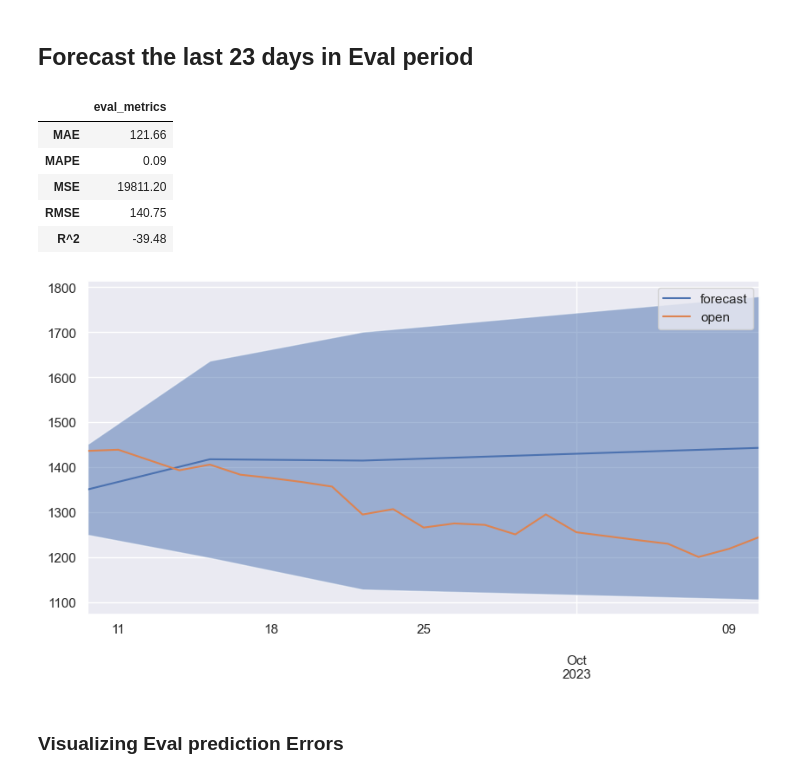
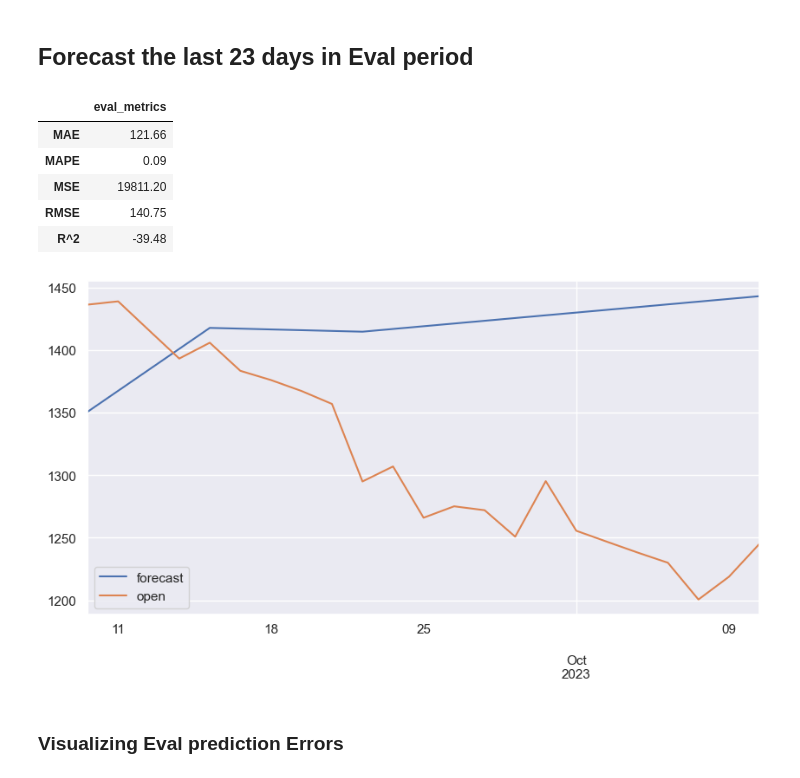
Before and after one commit to RoberPereira/model_pipeline, a Jupyter notebook: notebooks/02-model_training.ipynb, the cells around one changed output. Cells and saved outputs as stored; diff of their text form; code cells hidden in the pictures.

```diff
--- a/notebooks/02-model_training.ipynb
+++ b/notebooks/02-model_training.ipynb
@@ -32,11 +32,11 @@ sys.path.append(parent_dir)
 # %%
 from src.utils.util import DotDict
 
-with open('../train/config.json', 'r') as config_file:
+with open(parent_dir+'/train/config.json', 'r') as config_file:
     config = DotDict(**json.load(config_file))
 
 etl_version = config.etl_version
-with open(f'../etl/metadata/metadata_v{etl_version}.json', 'r') as metadata:
+with open(f'{parent_dir}/etl/metadata/metadata_v{etl_version}.json', 'r') as metadata:
     etl_metadata = DotDict(**json.load(metadata))
 # %%
 %load_ext autoreload
@@ -60,7 +56,7 @@ ds_data = joblib.load(f'../data/processed/{etl_metadata.output_processed}')
 # %% [markdown]
 # Splitting datasets
 # %%
-splitter = data_splitter.DataSplitter(ds_data)
+splitter = splitterclass.DataSplitter(ds_data)
 ds_train, ds_test, ds_eval, ds_forecast = splitter.split_datasets(ds_data)
 
 print(f' Train start : {ds_train.index[0]} , end : {ds_train.index[-1]}')
@@ -98,8 +97,10 @@ ds_train.columns[ (ds_train.isna().sum() * 100 / ds_train.shape[0]) > 0 ]
 # %% [output]
 Index([], dtype='object')
 # %%
-transformer = transformerclass.Transformer(etl_metadata.features)
-X_train = transformer.scale_data(X_train)
-X_test = transformer.scale_data(X_test)
-X_eval = transformer.scale_data(X_eval)
-X_forecast = transformer.scale_data(X_forecast)
+from sklearn.preprocessing import StandardScaler
+
+#scaler = StandardScaler()
+#X_train = scaler.fit_transform(X_train)
+#X_test = scaler.transform(X_test)
+#X_eval = scaler.transform(X_eval)
+#X_forecast = scaler.transform(X_forecast)
@@ -210,6 +210,7 @@ Text(0.5, 1.0, 'XGBoost Feature Importance')
 # %%
 ## Calculate predictions and predictions intervals
 
+targets_day_periods = [1,5,10, 23]
 y_pred_train = xgb_pipeline.predict(X_train)
 
 pred_cols=  [f'pred_{t}d' for t in targets_day_periods ]
@@ -321,30 +323,32 @@ plot_prediction_errors(ds_test_pred['pred_23d'], ds_test_pred['target_23d'], 'pr
 xgb_pipeline = pickle.load(open("xgb_pipeline_MELI_10-15.dat", "rb"))
 # %%
 y_pred_eval = xgb_pipeline.predict(X_eval)
+
+dt_eval_idx = splitter.get_eval_idx()
 
 ds_eval_interpolate = interpolate_prediction_days(y_pred_eval[:1, :y_pred_eval.shape[0]], dt_eval_idx, targets_day_periods)
 ds_eval_forecast = pd.concat([ds_eval['open'], ds_forecast['open']], axis=0)
 ds_eval_forecast = pd.concat([ds_eval_forecast, ds_eval_interpolate], axis=1)
 
 
-forecast_se = pd.read_pickle('xgb_meli_stadar_error_2023-10-15.pkl').to_numpy()
-ds_eval_forecast = pd.concat([ds_eval_forecast, compute_prediction_intervals(ds_eval_forecast.forecast, ds_eval_forecast.open, se=forecast_se.T[0] )], axis=1 )
+#forecast_se = pd.read_pickle('xgb_meli_stadar_error_2023-10-15.pkl').to_numpy()
+#ds_eval_forecast = pd.concat([ds_eval_forecast, compute_prediction_intervals(ds_eval_forecast.forecast, ds_eval_forecast.open, se=forecast_se.T[0] )], axis=1 )
 ds_eval_forecast = ds_eval_forecast.astype(float)
 
 fix, axs = plt.subplots( 1 , figsize = (10,5))
 
 ds_eval_forecast[['forecast', 'open']].plot( ax = axs)
-axs.fill_between(ds_eval_forecast.index, ds_eval_forecast['forecast_upp_b'], ds_eval_forecast['forecast_low_b'], alpha=0.5, label='Prediction Interval')
+#axs.fill_between(ds_eval_forecast.index, ds_eval_forecast['forecast_upp_b'], ds_eval_forecast['forecast_low_b'], alpha=0.5, label='Prediction Interval')
 
 compute_evaluation_metrics(ds_eval_forecast.forecast, ds_eval_forecast.open, 'eval_metrics')
 # %% [output]
 |  | eval_metrics |
 | MAE | 121.66 |
 | MAPE | 0.09 |
 | MSE | 19811.20 |
 | RMSE | 140.75 |
 | R^2 | -39.48 |
-[figure, old version]
+[figure, new version]
 # %% [markdown]
 ### Visualizing Eval prediction Errors
 # %%
```
Also changed, not shown: parts of 14 cells of this notebook, 15 other files.
